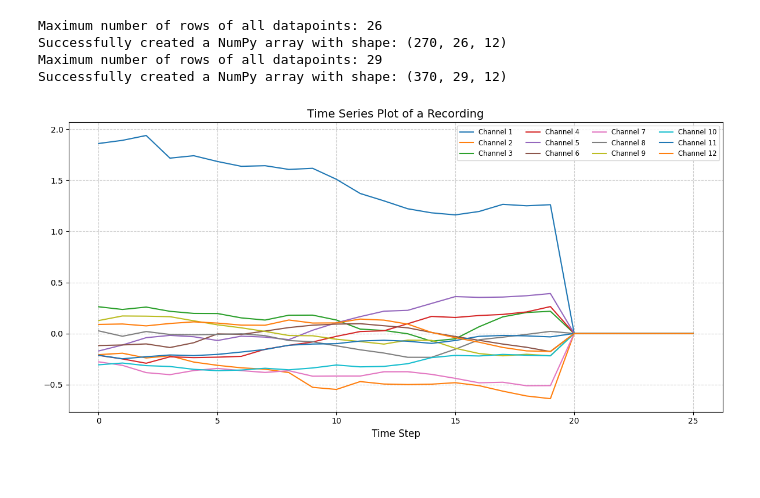
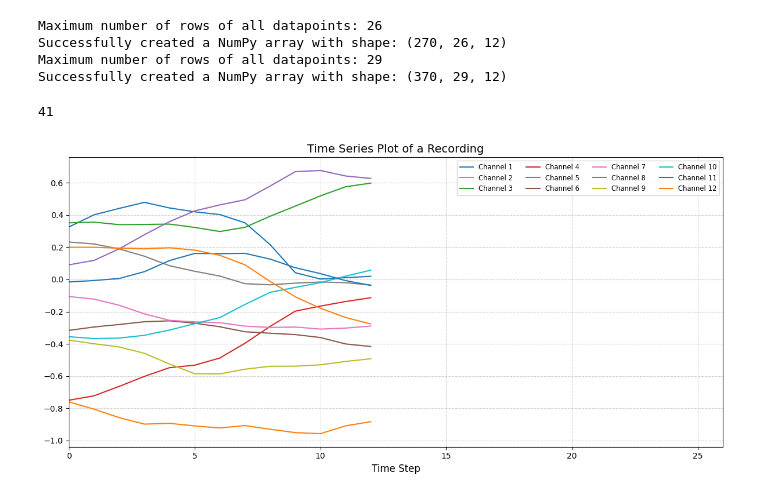
Before and after one commit to MaDoJo/AML_Group13, a Jupyter notebook: pipeline.ipynb, the cells around one changed output. Saved outputs shown, nothing was run; the diff lists cells and outputs as text; code cells hidden in the pictures.

```diff
--- a/pipeline.ipynb
+++ b/pipeline.ipynb
@@ -11,6 +11,9 @@ Successfully created a NumPy array with shape: (270, 26, 12)
 Maximum number of rows of all datapoints: 29
 Successfully created a NumPy array with shape: (370, 29, 12)
 # %%
-visualize_data_point(train_data[0])
+data_point = np.random.randint(0, 270)
+print(data_point)
+visualize_data_point(train_data[data_point])
 # %% [output]
+41
-[figure, old version]
+[figure, new version]
```
Also changed, not shown: parts of 2 cells of this notebook.
